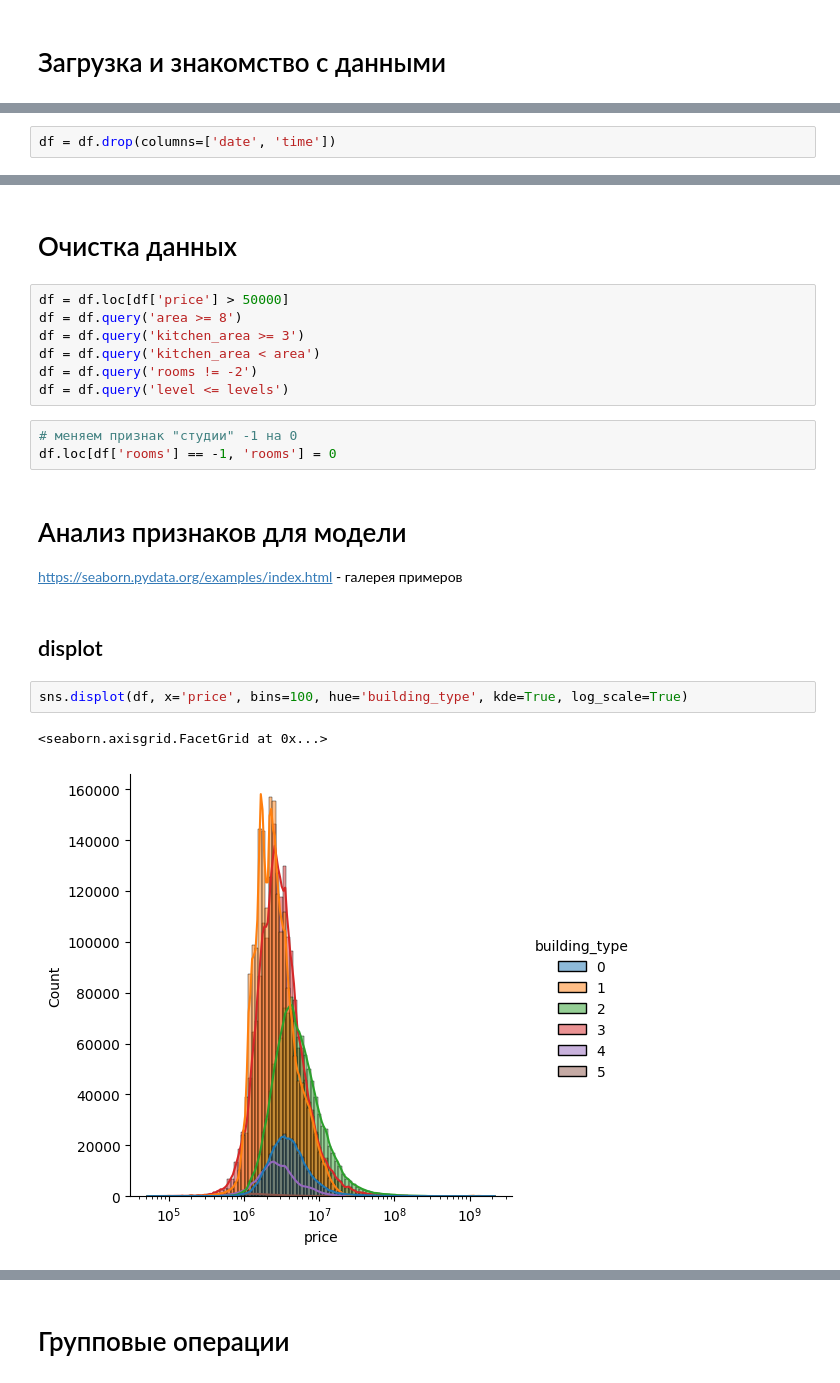
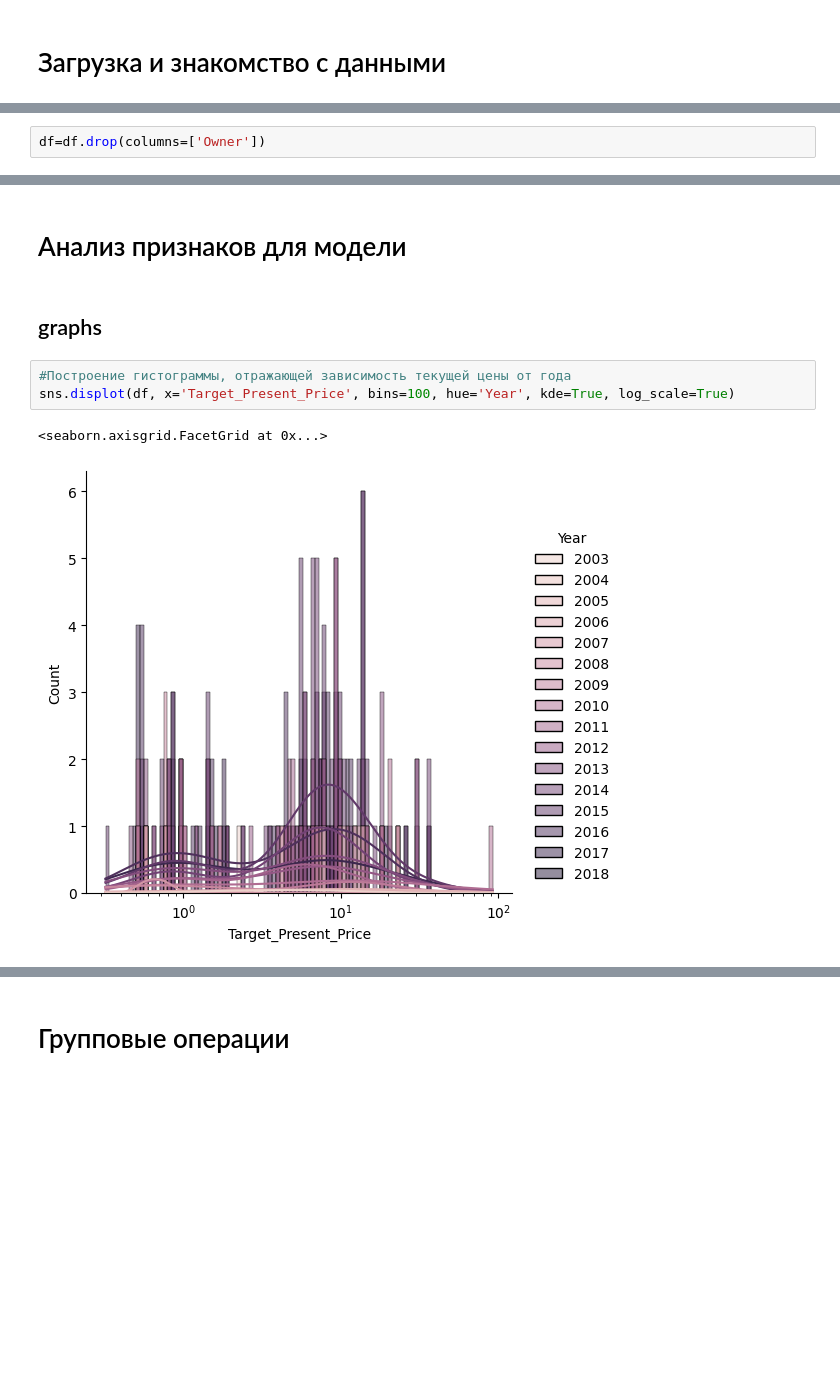
Before and after one commit to SavvinYR/savvin_iis, a Jupyter notebook: eda/eda.ipynb, the cells around one changed output, grey strips where cells are left out. Saved outputs shown, nothing was run; the diff lists cells and outputs as text; blank space fills up the shorter version.

```diff
--- a/eda/eda.ipynb
+++ b/eda/eda.ipynb
@@ -116,3 +73,5 @@ df.describe()
+# %%
+df=df.drop(columns=['Owner'])
 # %%
 cat_features = df.select_dtypes(include=['category']).columns.to_list()
 cat_features
@@ -133,3 +85 @@ num_features
-# %%
-df = df.drop(columns=['date', 'time'])
 # %%
@@ -183,24 +131,11 @@ Unique categories in object_type: object_type
 Name: count, dtype: int64
-# %% [markdown]
-# Очистка данных
-# %%
-df = df.loc[df['price'] > 50000]
-df = df.query('area >= 8')
-df = df.query('kitchen_area >= 3')
-df = df.query('kitchen_area < area')
-df = df.query('rooms != -2')
-df = df.query('level <= levels')
-# %%
-# меняем признак "студии" -1 на 0
-df.loc[df['rooms'] == -1, 'rooms'] = 0
 # %% [markdown]
 # Анализ признаков для модели
-
-https://seaborn.pydata.org/examples/index.html - галерея примеров
 # %% [markdown]
-## displot
+## graphs
 # %%
-sns.displot(df, x='price', bins=100, hue='building_type', kde=True, log_scale=True)
+#Построение гистограммы, отражающей зависимость текущей цены от года
+sns.displot(df, x='Target_Present_Price', bins=100, hue='Year', kde=True, log_scale=True)
 # %% [output]
 <seaborn.axisgrid.FacetGrid at 0x...>
-[figure, old version]
+[figure, new version]
```
Also changed, not shown: parts of 43 cells of this notebook.
